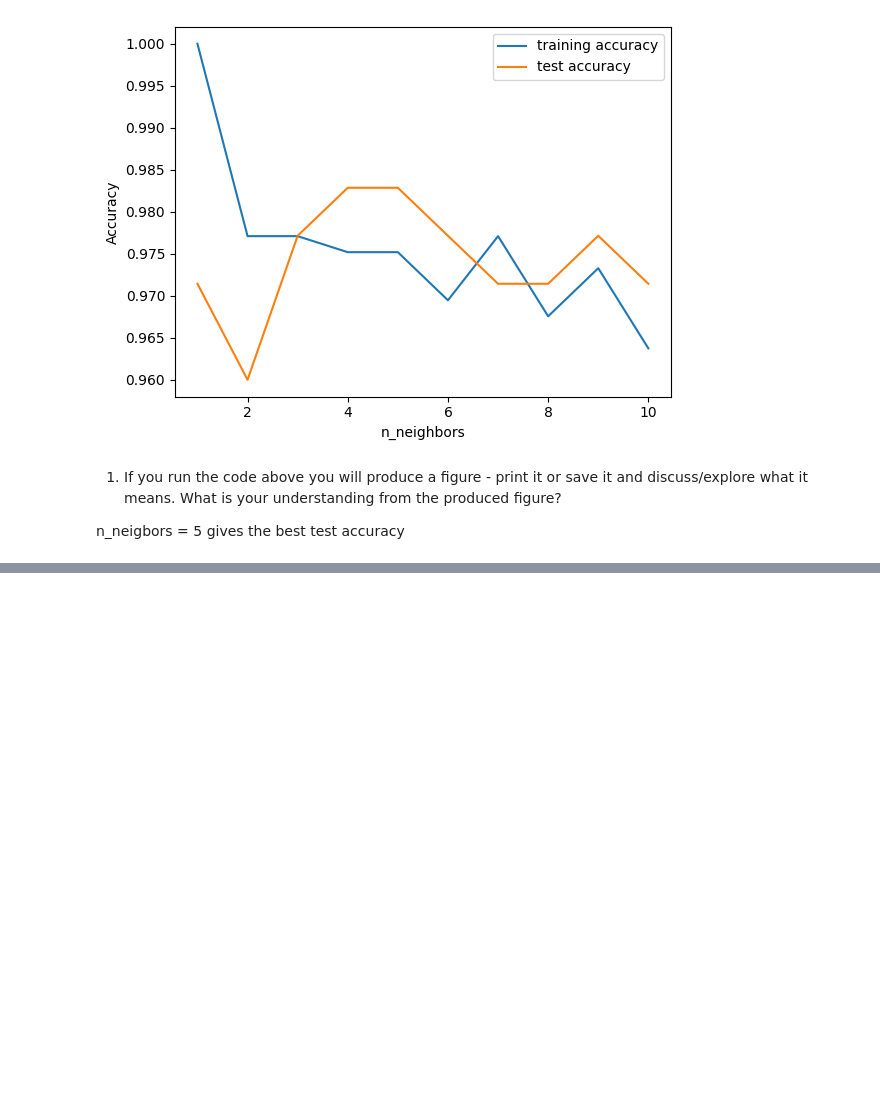
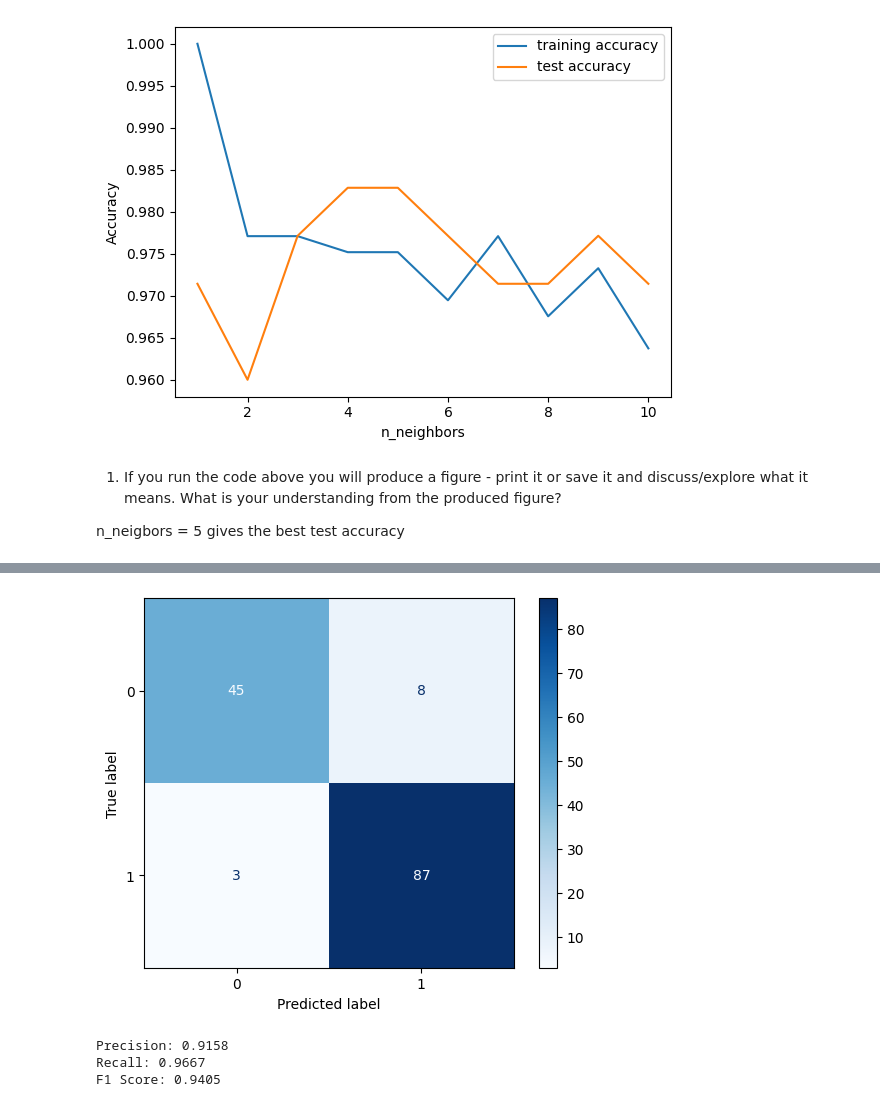
Before and after one commit to Takosaga/fall_24, a Jupyter notebook: machine_learning_and_predictive_analytics/knn/knn_tutorial.ipynb, the cells around one changed output, grey strips where cells are left out. Saved outputs shown, nothing was run; the diff lists cells and outputs as text; code cells hidden in the pictures; blank space fills up the shorter version.

```diff
--- a/machine_learning_and_predictive_analytics/knn/knn_tutorial.ipynb
+++ b/machine_learning_and_predictive_analytics/knn/knn_tutorial.ipynb
@@ -181,0 +286,34 @@ n_neigbors = 5 gives the best test accuracy
+# %%
+# 3 Do you remember Confusion Matrix (check material on Week 3) — execute the following snippet and discuss results.
+from sklearn.metrics import confusion_matrix, ConfusionMatrixDisplay
+
+# Assuming you have already trained your classifier 'clf' and have X_test and y_test
+
+# Generate the confusion matrix
+cm = confusion_matrix(y_test, clf.predict(X_test))
+
+# Create the ConfusionMatrixDisplay object
+disp = ConfusionMatrixDisplay(confusion_matrix=cm, display_labels=clf.classes_)
+
+# Plot the confusion matrix
+disp.plot(cmap=plt.cm.Blues)
+plt.show()
+# %% [output]
+[figure, added]
+# %%
+# 4) Can you produce F1 score on data test split
+from sklearn.metrics import f1_score, precision_score, recall_score
+
+y_pred = clf.predict(X_test)
+
+precision = precision_score(y_test, y_pred)
+recall = recall_score(y_test, y_pred)
+f1 = f1_score(y_test, y_pred)
+
+print(f"Precision: {precision:.4f}")
+print(f"Recall: {recall:.4f}")
+print(f"F1 Score: {f1:.4f}")
+# %% [output]
+Precision: 0.9158
+Recall: 0.9667
+F1 Score: 0.9405
```
Also changed, not shown: parts of 16 cells of this notebook.
